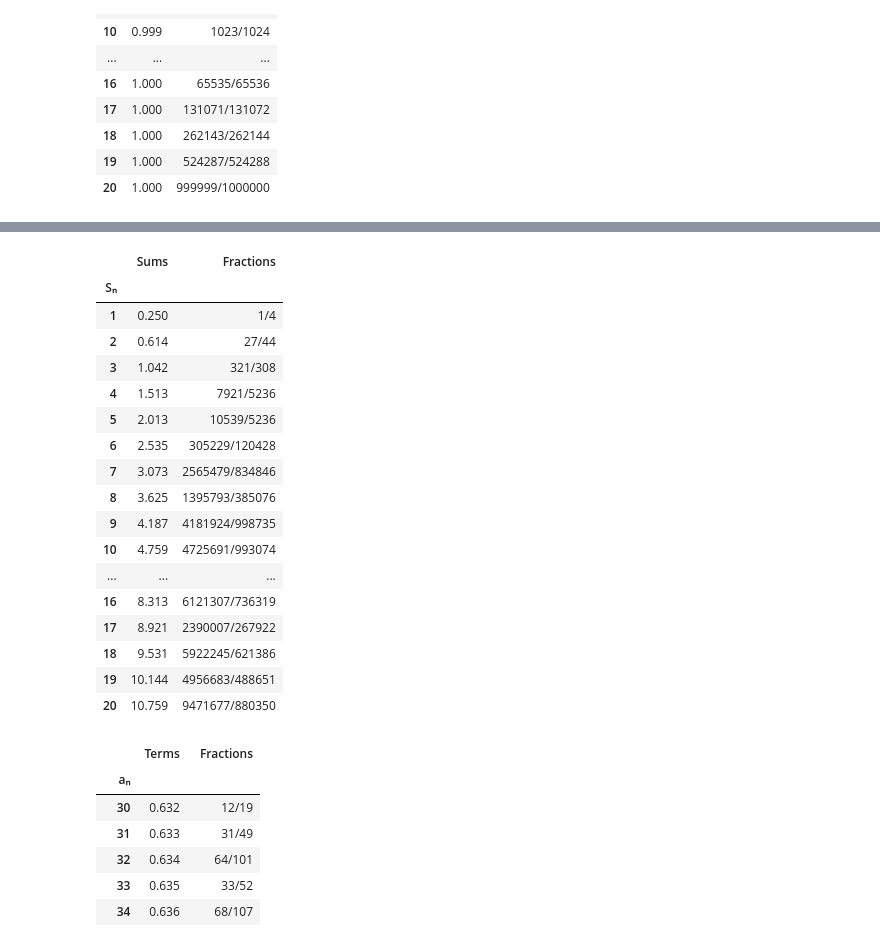
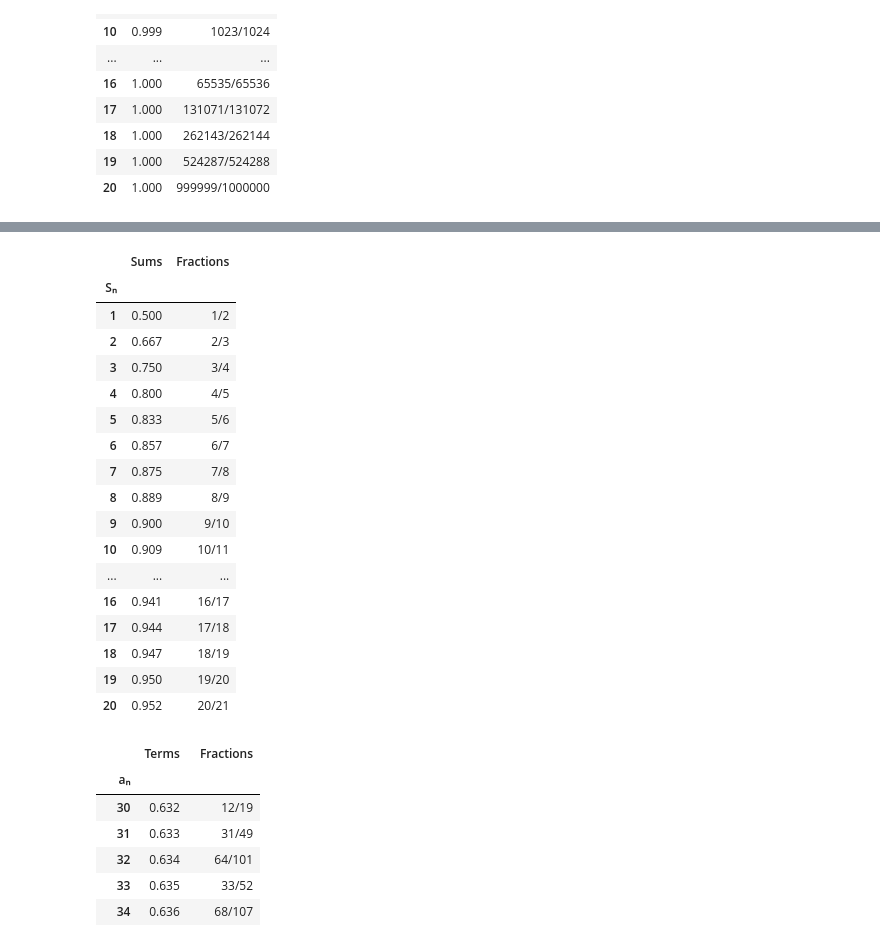
Before and after one commit to BotanicalAmy/Calculus-Calculator, a Jupyter notebook: Calculus_Calculator.ipynb, the cells around one changed output, grey strips where cells are left out. Saved outputs shown, nothing was run; the diff lists cells and outputs as text; code cells hidden in the pictures.

```diff
--- a/Calculus_Calculator.ipynb
+++ b/Calculus_Calculator.ipynb
@@ -435,24 +442,24 @@ series_table(1, 20,lambda n:1/(2**n))
 # %%
 #be sure to add the multiplication sign between the terms in the equation
 #for example, 2n must be entered as 2*n
-series_table(1, 20,lambda n: 2*n/(3*n+5))
+series_table(1, 20,lambda n: 1/(n*(n+1)))
 # %% [output]
 |  | Sums | Fractions |
 | Sₙ |  |  |
-| 1 | 0.250 | 1/4 |
-| 2 | 0.614 | 27/44 |
-| 3 | 1.042 | 321/308 |
-| 4 | 1.513 | 7921/5236 |
-| 5 | 2.013 | 10539/5236 |
-| 6 | 2.535 | 305229/120428 |
-| 7 | 3.073 | 2565479/834846 |
-| 8 | 3.625 | 1395793/385076 |
-| 9 | 4.187 | 4181924/998735 |
-| 10 | 4.759 | 4725691/993074 |
+| 1 | 0.500 | 1/2 |
+| 2 | 0.667 | 2/3 |
+| 3 | 0.750 | 3/4 |
+| 4 | 0.800 | 4/5 |
+| 5 | 0.833 | 5/6 |
+| 6 | 0.857 | 6/7 |
+| 7 | 0.875 | 7/8 |
+| 8 | 0.889 | 8/9 |
+| 9 | 0.900 | 9/10 |
+| 10 | 0.909 | 10/11 |
 | ... | ... | ... |
-| 16 | 8.313 | 6121307/736319 |
-| 17 | 8.921 | 2390007/267922 |
-| 18 | 9.531 | 5922245/621386 |
-| 19 | 10.144 | 4956683/488651 |
-| 20 | 10.759 | 9471677/880350 |
+| 16 | 0.941 | 16/17 |
+| 17 | 0.944 | 17/18 |
+| 18 | 0.947 | 18/19 |
+| 19 | 0.950 | 19/20 |
+| 20 | 0.952 | 20/21 |
 # %%
```
Also changed, not shown: parts of 3 cells of this notebook.
